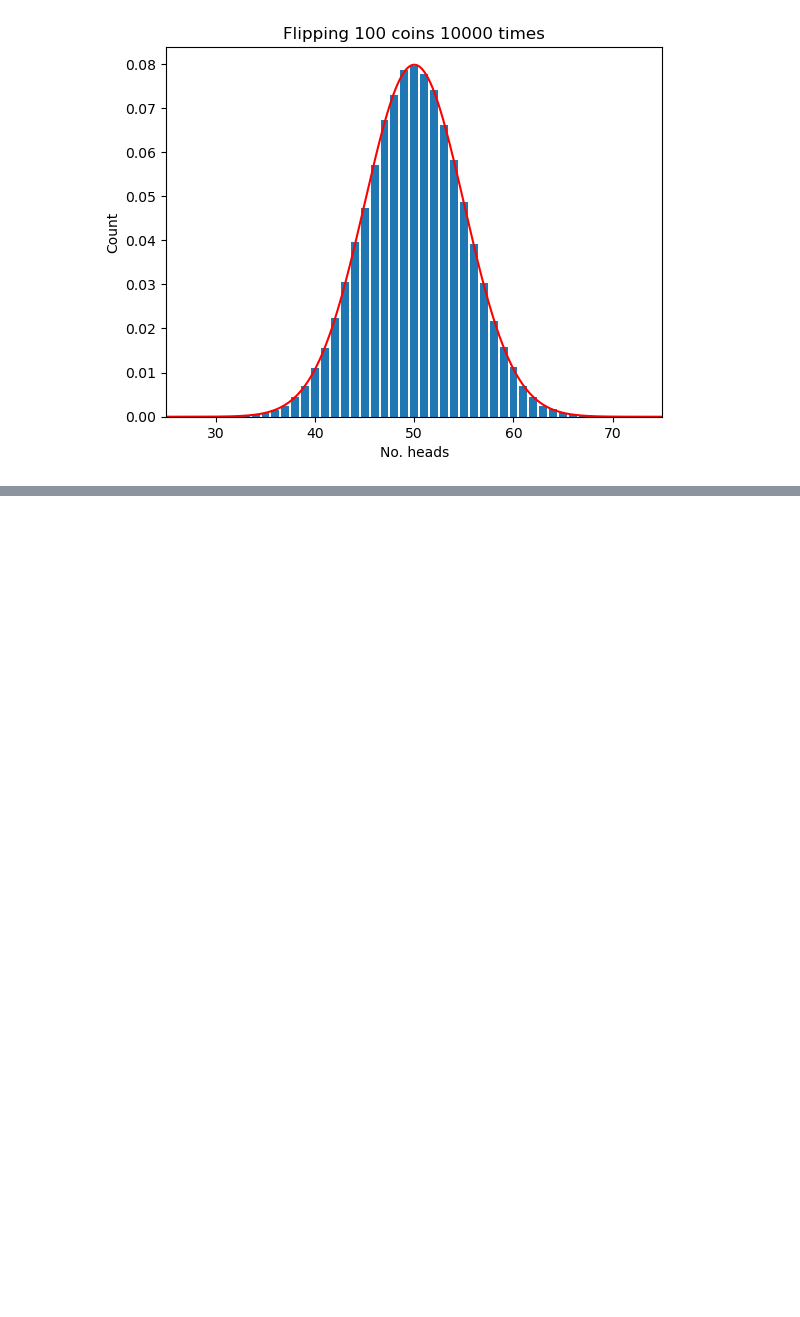
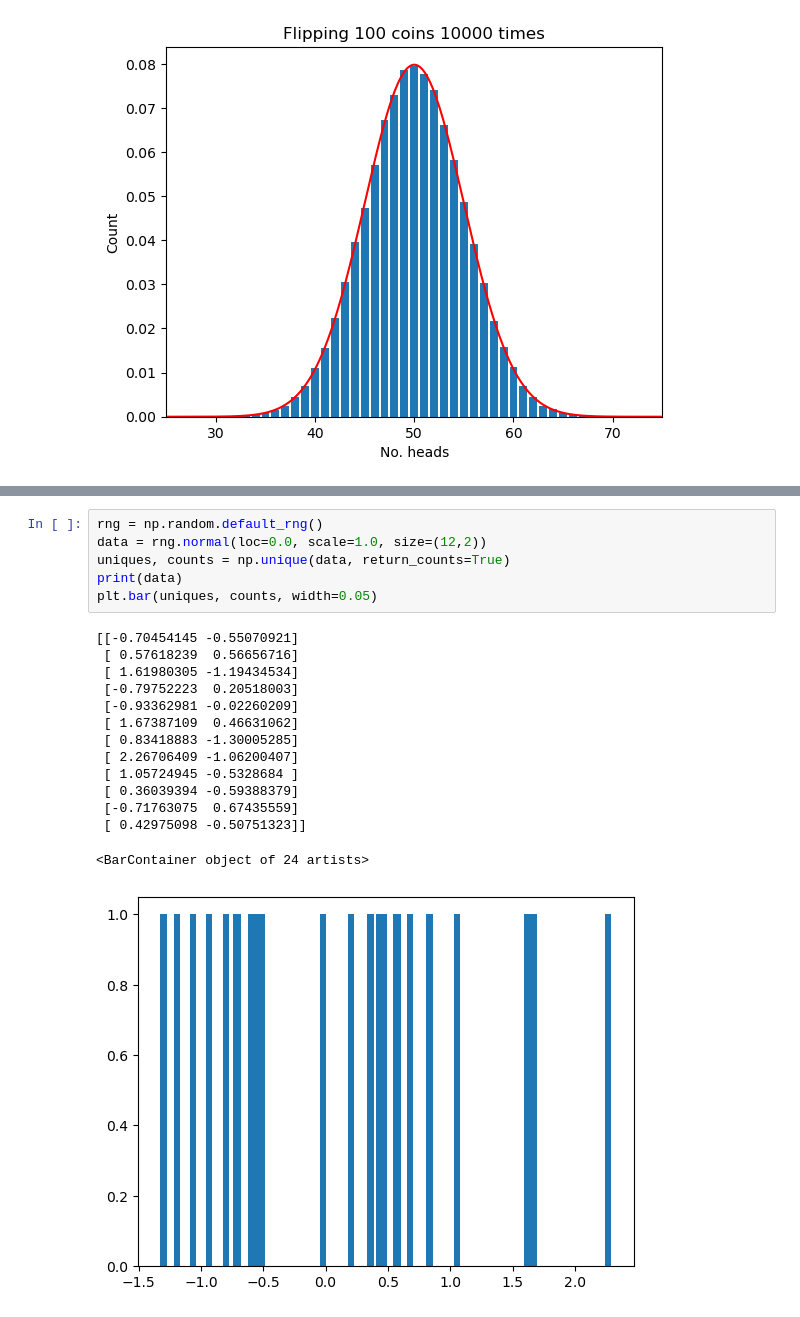
Before and after one commit to a-o-connor/applied_statistics_assessment, a Jupyter notebook: roughwork/applied_stats_notes.ipynb, the cells around one changed output, grey strips where cells are left out. Saved outputs shown, nothing was run; the diff lists cells and outputs as text; blank space fills up the shorter version.

```diff
--- a/roughwork/applied_stats_notes.ipynb
+++ b/roughwork/applied_stats_notes.ipynb
@@ -286,0 +303,21 @@ Text(0, 0.5, 'Count')
+# %%
+rng = np.random.default_rng()
+data = rng.normal(loc=0.0, scale=1.0, size=(12,2))
+uniques, counts = np.unique(data, return_counts=True)
+print(data)
+plt.bar(uniques, counts, width=0.05)
+# %% [output]
+[[-0.70454145 -0.55070921]
+ [ 0.57618239  0.56656716]
+ [ 1.61980305 -1.19434534]
+ [-0.79752223  0.20518003]
+ [-0.93362981 -0.02260209]
+ [ 1.67387109  0.46631062]
+ [ 0.83418883 -1.30005285]
+ [ 2.26706409 -1.06200407]
+ [ 1.05724945 -0.5328684 ]
+ [ 0.36039394 -0.59388379]
+ [-0.71763075  0.67435559]
+ [ 0.42975098 -0.50751323]]
+<BarContainer object of 24 artists>
+[figure, added]
```
Also changed, not shown: parts of 13 cells of this notebook, 1 other file.
